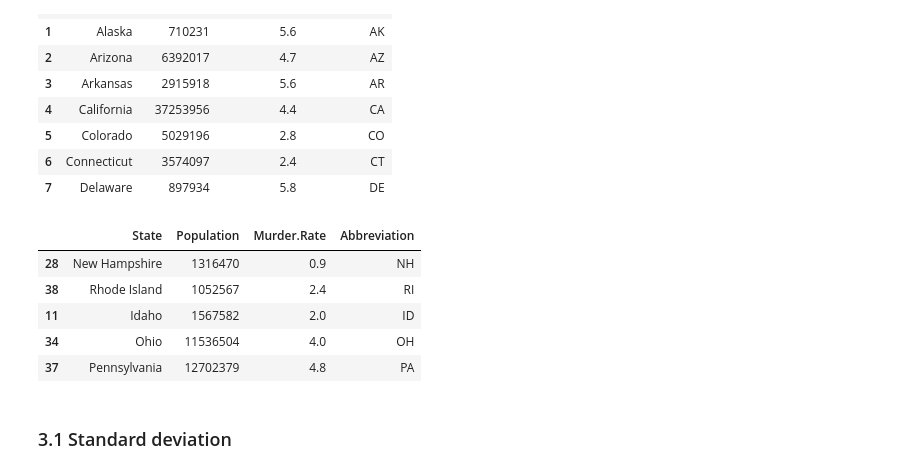
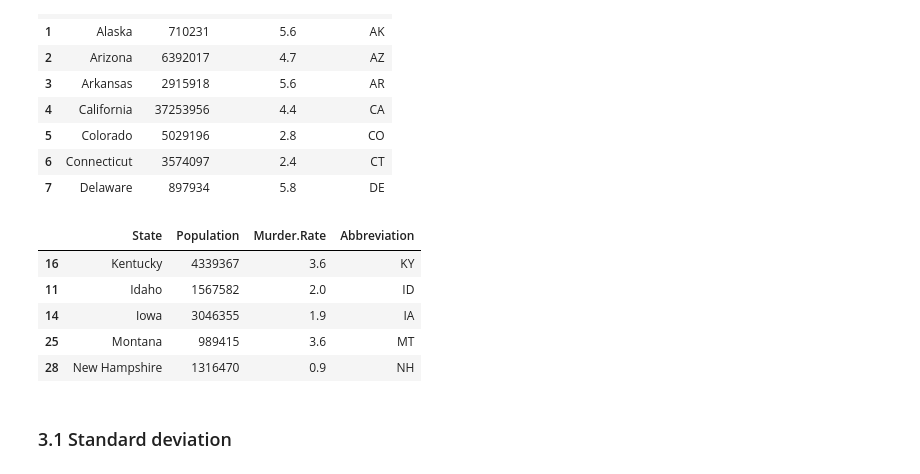
Before and after one commit to alliec45/3844f23-writing-digital-media, a Jupyter notebook: book/03-Pandas-Data-Analysis/05-Pandas-EDA-Overview-Practical-Stats.ipynb, the cells around one changed output. Saved outputs shown, nothing was run; the diff lists cells and outputs as text; code cells hidden in the pictures.

```diff
--- a/book/03-Pandas-Data-Analysis/05-Pandas-EDA-Overview-Practical-Stats.ipynb
+++ b/book/03-Pandas-Data-Analysis/05-Pandas-EDA-Overview-Practical-Stats.ipynb
@@ -179,14 +186,14 @@ state.head(8)
 | 6 | Connecticut | 3574097 | 2.4 | CT |
 | 7 | Delaware | 897934 | 5.8 | DE |
 # %%
-state.sample(5)
+df_state.sample(5)
 # %% [output]
 |  | State | Population | Murder.Rate | Abbreviation |
+| 16 | Kentucky | 4339367 | 3.6 | KY |
+| 11 | Idaho | 1567582 | 2.0 | ID |
+| 14 | Iowa | 3046355 | 1.9 | IA |
+| 25 | Montana | 989415 | 3.6 | MT |
 | 28 | New Hampshire | 1316470 | 0.9 | NH |
-| 38 | Rhode Island | 1052567 | 2.4 | RI |
-| 11 | Idaho | 1567582 | 2.0 | ID |
-| 34 | Ohio | 11536504 | 4.0 | OH |
-| 37 | Pennsylvania | 12702379 | 4.8 | PA |
 # %% [markdown]
 ### 3.1 Standard deviation
 # %%
```
Also changed, not shown: parts of 27 cells of this notebook, 4 other files.
